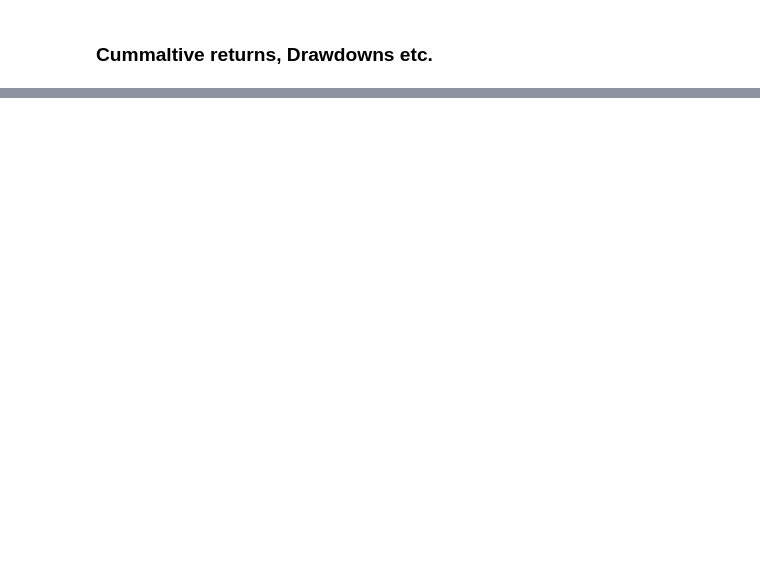
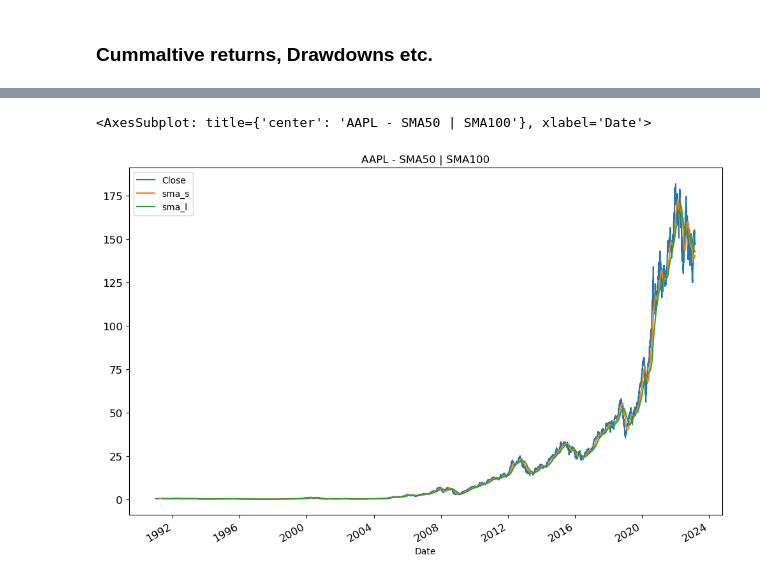
Before and after one commit to Shawnzty/algo-trade, a Jupyter notebook: YT3.ipynb, the cells around one changed output, grey strips where cells are left out. Cells and saved outputs as stored; diff of their text form; code cells hidden in the pictures; blank space fills up the shorter version.

```diff
--- a/YT3.ipynb
+++ b/YT3.ipynb
@@ -422,0 +589,3 @@ apple
+# %%
+apple["drawdown%"] = (apple["cummmax"] - apple["cummreturns"]) / apple["cummmax"]
+apple
@@ -422,0 +634,4 @@ apple
+# %%
+data = apple.Close.loc[(apple.index>='1991-01-01')]
+data = data.to_frame()
+data
@@ -422,0 +653,7 @@ apple
+# %%
+sma_s = 50
+sma_l = 100
+# %%
+data["sma_s"] = data.Close.rolling(sma_s).mean()
+data["sma_l"] = data.Close.rolling(sma_l).mean()
+data
@@ -422,0 +675,5 @@ apple
+# %%
+data.plot(figsize=(12,8), title="AAPL - SMA{} | SMA{}".format(sma_s, sma_l), fontsize=12)
+# %% [output]
+<AxesSubplot: title={'center': 'AAPL - SMA50 | SMA100'}, xlabel='Date'>
+[figure, added]
```
Also changed, not shown: parts of 43 cells of this notebook.
